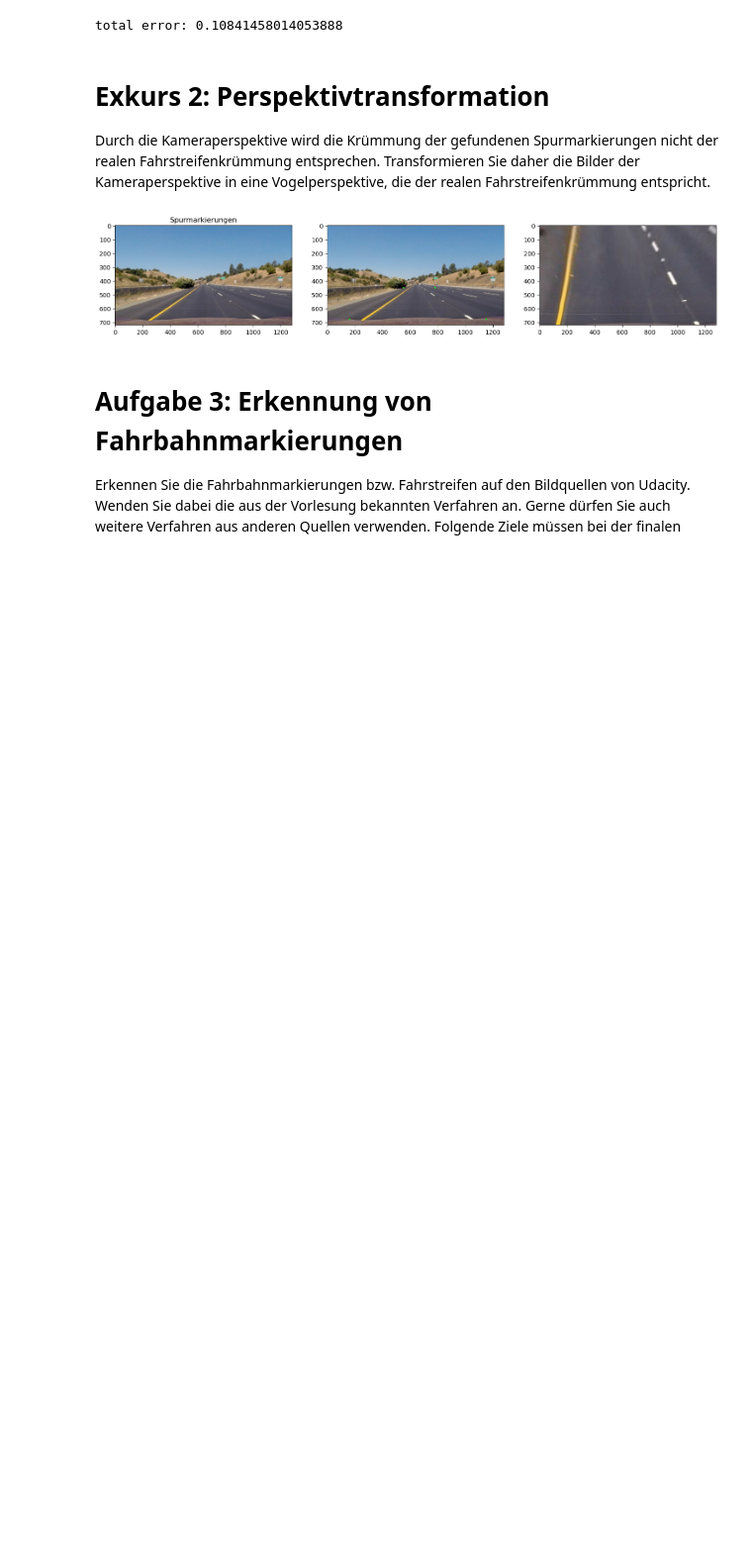
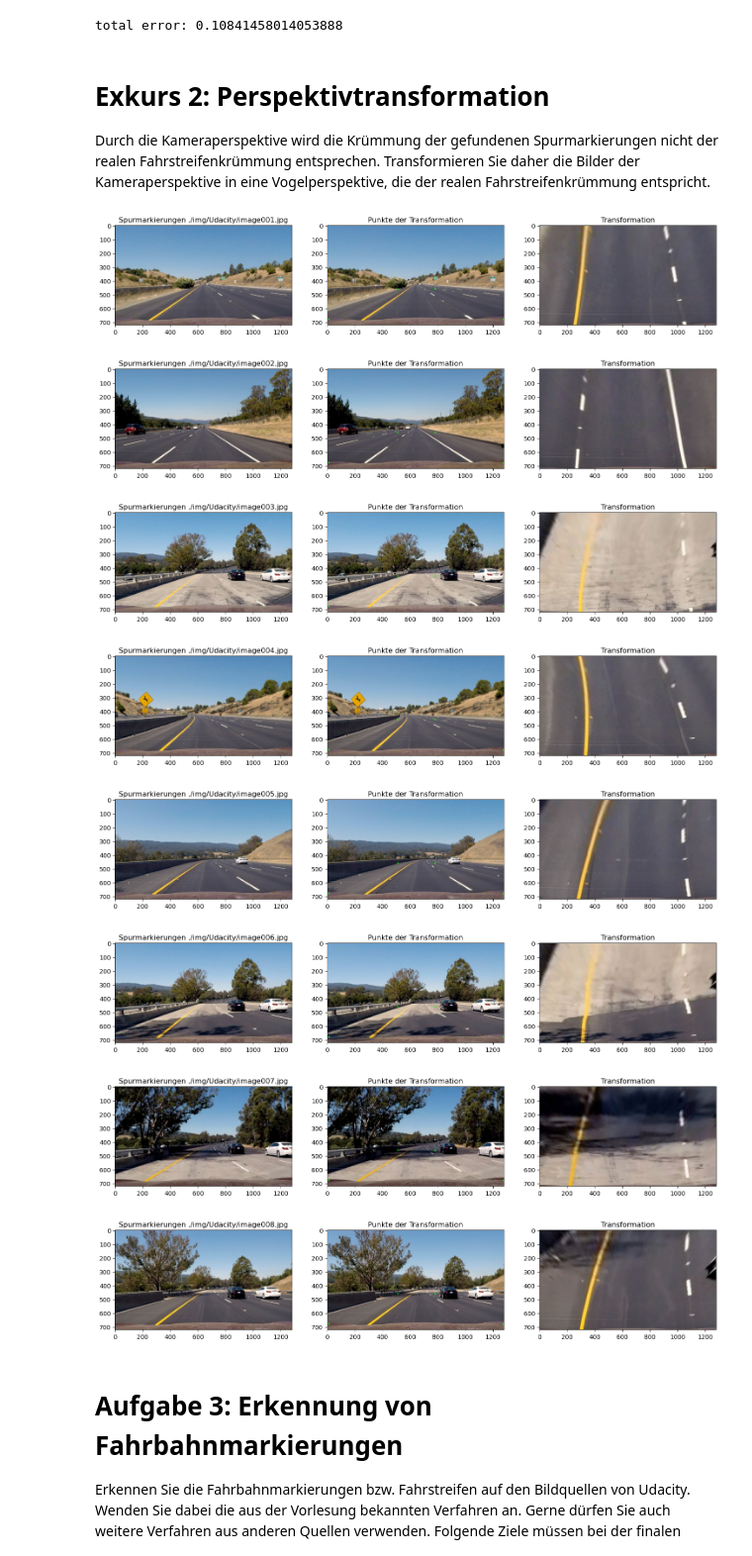
Before and after one commit to Super-T02/Spurerkennung, a Jupyter notebook: Projekt_Spurerkennung_v2.ipynb, the cells around one changed output. Shown at 99% size. Drawn from its saved outputs; the diff is of its cells as text; code cells hidden in the pictures; blank space fills up the shorter version.

```diff
--- a/Projekt_Spurerkennung_v2.ipynb
+++ b/Projekt_Spurerkennung_v2.ipynb
@@ -41,12 +41,12 @@ while(video.isOpened()):
         break
 
     # Do here the image processing
-    #frame = cv.Canny(frame, 100, 150)
+    # frame = cv.Canny(frame, 100, 150)
 
     # Do operations on the frame
     gray = frame
     gray = cv.resize(gray, (win_x, win_y))
-    # gray = transform_image_perspective(gray)
+    transformed = transform_image_perspective(gray)
     gray = set_points_in_picture(gray)
     font = cv.FONT_HERSHEY_SIMPLEX
     new_frame_time = time.time()
@@ -59,8 +59,10 @@ while(video.isOpened()):
 
     # Put fps on the screen
     cv.putText(gray, fps, (7, 21), font, 1, (100, 100, 100), 2, cv.LINE_AA)
+    cv.putText(transformed, fps, (7, 21), font, 1, (100, 100, 100), 2, cv.LINE_AA)
 
     cv.imshow('Video', gray)
+    cv.imshow('transformed', transformed)
 
     # press 'Q' for exit
     if cv.waitKey(1) & 0xFF == ord('q'):
@@ -188,10 +172,10 @@ Durch die Kameraperspektive wird die Krümmung der gefundenen Spurmarkierungen n
 # %%
 def get_transformation_coordinates(height, width):
     #first x coordinate, then y (yes confusing)
-    src_top_left = [550, 450]
-    src_top_right = [width-500, 450]
-    src_bot_left = [160, height-40]
-    src_bot_right = [width-130,height-40]
+    src_top_left = [510, 460]
+    src_top_right = [width-500, 460]
+    src_bot_left = [10, height-40]
+    src_bot_right = [width-10,height-40]
     src = [src_top_left, src_top_right, src_bot_left, src_bot_right]
 
     dst_top_left = [0,0]
@@ -212,49 +196,58 @@ def calculate_matrix(img):
     src = np.float32([src_coor[0], src_coor[1], src_coor[2], src_coor[3]])
     dst = np.float32([dst_coor[0], dst_coor[1], dst_coor[2], dst_coor[3]])
 
     M = cv.getPerspectiveTransform(src,dst)
     M_reversed = cv.getPerspectiveTransform(dst,src)
     return M, M_reversed
 
 def transform_image_perspective(img):
     M, M_reversed = calculate_matrix(img)
 
     img_transformed = cv.warpPerspective(img,M,(img.shape[1], img.shape[0]),flags=cv.INTER_LINEAR)
 
     return img_transformed
 
 
 def set_points_in_picture(img):
     height = len(img1) -1
     width = len(img1[0]) -1
 
-    src_coor, dst_coor = get_transformation_coordinates(height, width)
+    src_coor, _ = get_transformation_coordinates(height, width)
     src = np.float32([src_coor[0], src_coor[1], src_coor[2], src_coor[3]])
-    dst = np.float32([dst_coor[0], dst_coor[1], dst_coor[2], dst_coor[3]])
 
     for val in src:
         cv.circle(img,(int(val[0]),int(val[1])),5,(0,255,0),-1)
 
     return img
 
+for i in range(1,9):
+    name = './img/Udacity/image00'+ str(i) +'.jpg'
+    plt.figure(figsize = (18, 6))
 
-plt.figure(figsize = (18, 6))
+    plt.subplot(1,3,1)
+    img1 = cv.imread(name, -1)
+    plt.imshow(cv.cvtColor(img1, cv.COLOR_BGR2RGB))
+    plt.title('Spurmarkierungen ' + name)
 
-plt.subplot(1,3,1)
-img1 = cv.imread('./img/Udacity/image001.jpg', -1)
-plt.imshow(cv.cvtColor(img1, cv.COLOR_BGR2RGB))
-plt.title('Spurmarkierungen')
+    plt.subplot(1,3,2)
+    img1_points = set_points_in_picture(cv.imread(name, -1))
+    plt.imshow(cv.cvtColor(img1_points, cv.COLOR_BGR2RGB))
+    plt.title('Punkte der Transformation')
 
-plt.subplot(1,3,2)
-img1_points = set_points_in_picture(cv.imread('./img/Udacity/image001.jpg', -1))
-plt.imshow(cv.cvtColor(img1_points, cv.COLOR_BGR2RGB))
-
-plt.subplot(1,3,3)
-img1_warp = transform_image_perspective(img1)
-plt.imshow(cv.cvtColor(img1_warp, cv.COLOR_BGR2RGB))
-plt.show()
+    plt.subplot(1,3,3)
+    img1_warp = transform_image_perspective(img1)
+    plt.imshow(cv.cvtColor(img1_warp, cv.COLOR_BGR2RGB))
+    plt.title('Transformation')
+    plt.show()
 # %% [output]
-[figure, old version]
+[figure, new version]
+[figure, added]
+[figure, added]
+[figure, added]
+[figure, added]
+[figure, added]
+[figure, added]
+[figure, added]
 # %% [markdown]
 # Aufgabe 3: Erkennung von Fahrbahnmarkierungen
 Erkennen Sie die Fahrbahnmarkierungen bzw. Fahrstreifen auf den Bildquellen von Udacity. Wenden Sie dabei die aus der Vorlesung bekannten Verfahren an. Gerne dürfen Sie auch weitere Verfahren aus anderen Quellen verwenden. Folgende Ziele müssen bei der finalen Abgabe erreicht werden:
```
Also changed, not shown: parts of 1 cell of this notebook.
